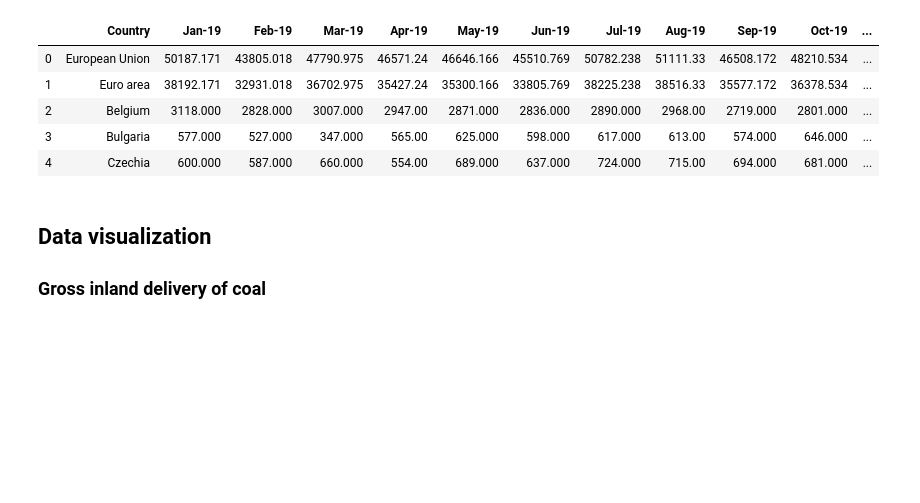
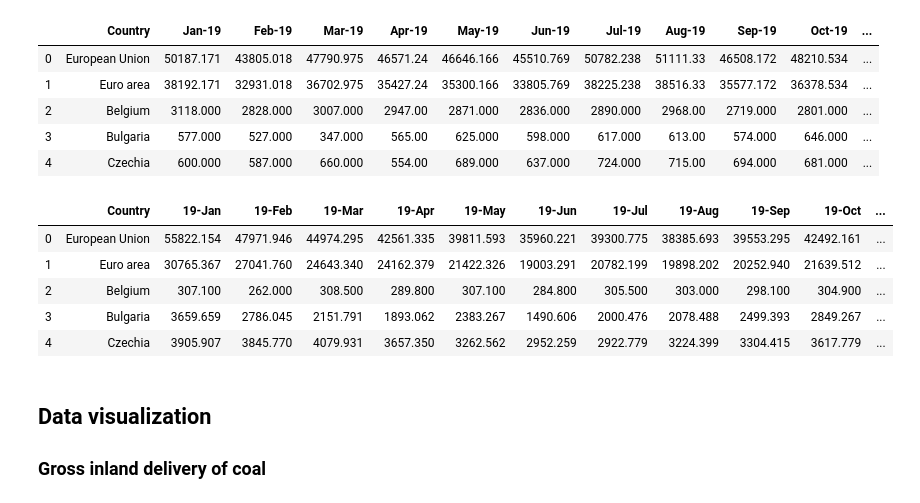
Before and after one commit to gabrielpreda/nasa_2020, a Jupyter notebook: analysis/energy - eda.ipynb, the cells around one changed output. Saved outputs shown, nothing was run; the diff lists cells and outputs as text; code cells hidden in the pictures; blank space fills up the shorter version.

```diff
--- a/analysis/energy - eda.ipynb
+++ b/analysis/energy - eda.ipynb
@@ -77,6 +77,17 @@ refinery_intake_crude_oil_df.head()
 | 2 | Belgium | 3118.000 | 2828.000 | 3007.000 | 2947.00 | 2871.000 | 2836.000 | 2890.000 | 2968.00 | 2719.000 | 2801.000 | ... |
 | 3 | Bulgaria | 577.000 | 527.000 | 347.000 | 565.00 | 625.000 | 598.000 | 617.000 | 613.00 | 574.000 | 646.000 | ... |
 | 4 | Czechia | 600.000 | 587.000 | 660.000 | 554.00 | 689.000 | 637.000 | 724.000 | 715.00 | 694.000 | 681.000 | ... |
+# %%
+gross_inland_deliveries_coal_all_df = pd.read_csv(os.path.join("..", "data", "energy", "gross_inland_deliveries_coal_all.csv"))
+# %%
+gross_inland_deliveries_coal_all_df.head()
+# %% [output]
+|  | Country | 19-Jan | 19-Feb | 19-Mar | 19-Apr | 19-May | 19-Jun | 19-Jul | 19-Aug | 19-Sep | 19-Oct | ... |
+| 0 | European Union | 55822.154 | 47971.946 | 44974.295 | 42561.335 | 39811.593 | 35960.221 | 39300.775 | 38385.693 | 39553.295 | 42492.161 | ... |
+| 1 | Euro area | 30765.367 | 27041.760 | 24643.340 | 24162.379 | 21422.326 | 19003.291 | 20782.199 | 19898.202 | 20252.940 | 21639.512 | ... |
+| 2 | Belgium | 307.100 | 262.000 | 308.500 | 289.800 | 307.100 | 284.800 | 305.500 | 303.000 | 298.100 | 304.900 | ... |
+| 3 | Bulgaria | 3659.659 | 2786.045 | 2151.791 | 1893.062 | 2383.267 | 1490.606 | 2000.476 | 2078.488 | 2499.393 | 2849.267 | ... |
+| 4 | Czechia | 3905.907 | 3845.770 | 4079.931 | 3657.350 | 3262.562 | 2952.259 | 2922.779 | 3224.399 | 3304.415 | 3617.779 | ... |
 # %% [markdown]
 ## Data visualization
 
```
Also changed, not shown: parts of 2 cells of this notebook, 13 other files.
